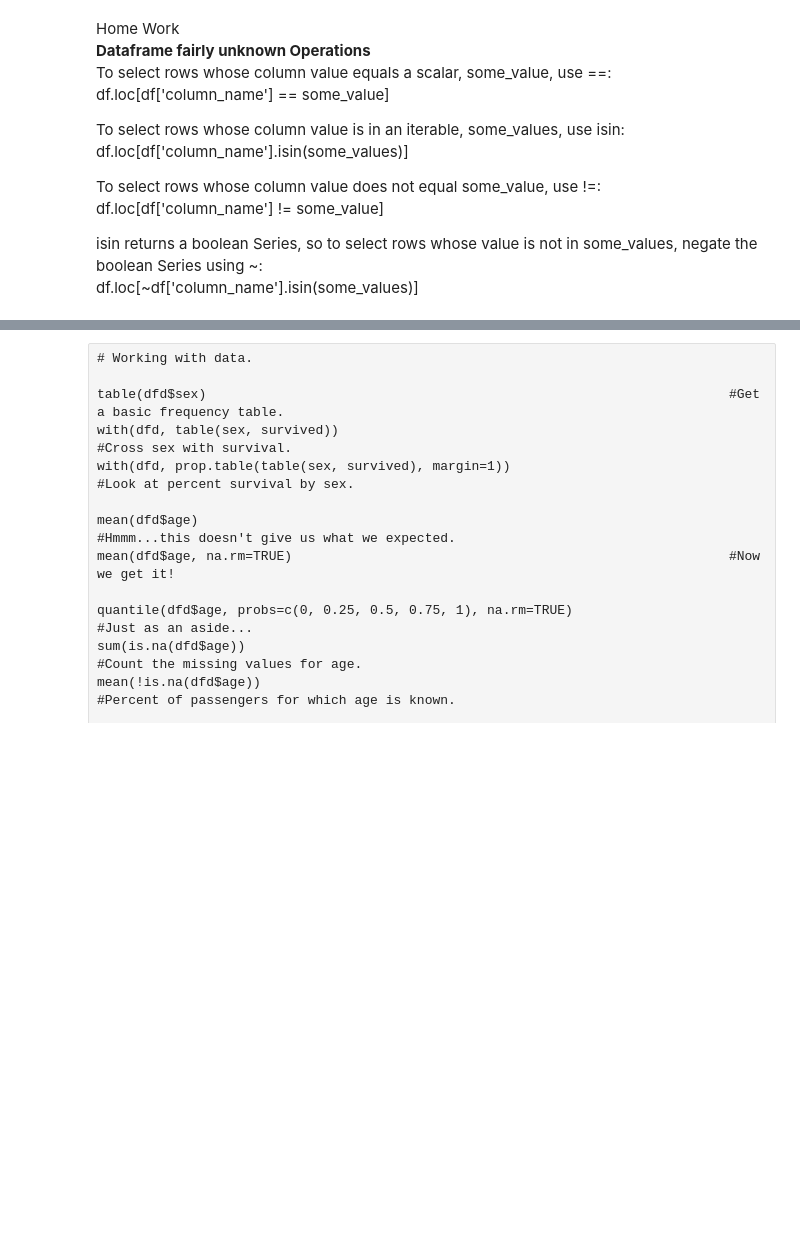
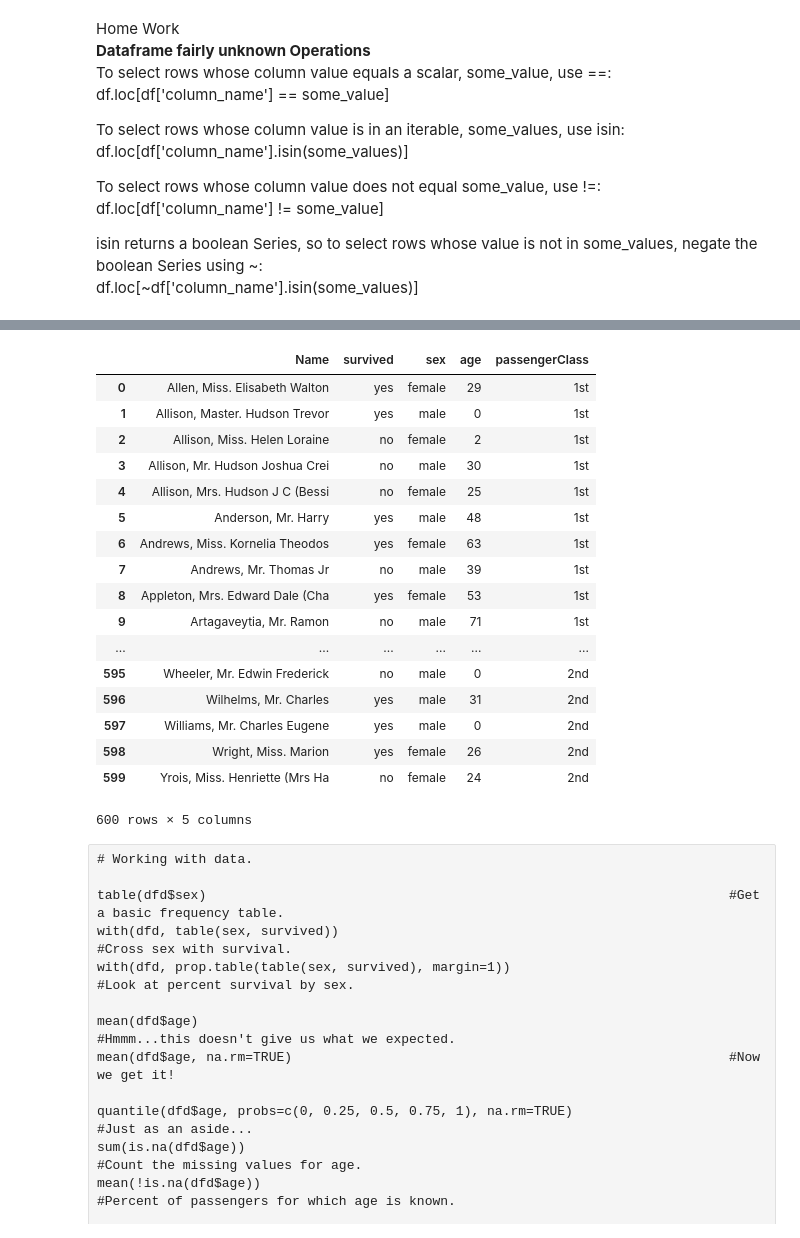
Before and after one commit to taposh/2017_python_teaching, a Jupyter notebook: section1_2_modeling_basics.ipynb, the cells around one changed output, grey strips where cells are left out. Drawn from its saved outputs; the diff is of its cells as text; code cells hidden in the pictures; blank space fills up the shorter version.

```diff
--- a/section1_2_modeling_basics.ipynb
+++ b/section1_2_modeling_basics.ipynb
@@ -531,6 +711,25 @@ dfd.loc[(dfd['sex'] == "male") & (dfd['survived'] == "yes")]
 # %%
 #To select rows whose column value is in an iterable, some_values, use isin:
-dfd.loc[dfd['passengerClass'].isin(['1st','2nd'])]
+dfd[dfd['passengerClass'].isin(['1st','2nd'])]
+# %% [output]
+|  | Name | survived | sex | age | passengerClass |
+| 0 | Allen, Miss. Elisabeth Walton | yes | female | 29 | 1st |
+| 1 | Allison, Master. Hudson Trevor | yes | male | 0 | 1st |
+| 2 | Allison, Miss. Helen Loraine | no | female | 2 | 1st |
+| 3 | Allison, Mr. Hudson Joshua Crei | no | male | 30 | 1st |
+| 4 | Allison, Mrs. Hudson J C (Bessi | no | female | 25 | 1st |
+| 5 | Anderson, Mr. Harry | yes | male | 48 | 1st |
+| 6 | Andrews, Miss. Kornelia Theodos | yes | female | 63 | 1st |
+| 7 | Andrews, Mr. Thomas Jr | no | male | 39 | 1st |
+| 8 | Appleton, Mrs. Edward Dale (Cha | yes | female | 53 | 1st |
+| 9 | Artagaveytia, Mr. Ramon | no | male | 71 | 1st |
+| ... | ... | ... | ... | ... | ... |
+| 595 | Wheeler, Mr. Edwin Frederick | no | male | 0 | 2nd |
+| 596 | Wilhelms, Mr. Charles | yes | male | 31 | 2nd |
+| 597 | Williams, Mr. Charles Eugene | yes | male | 0 | 2nd |
+| 598 | Wright, Miss. Marion | yes | female | 26 | 2nd |
+| 599 | Yrois, Miss. Henriette (Mrs Ha | no | female | 24 | 2nd |
+600 rows × 5 columns
 # %% [raw]
 # Working with data.
 
```
Also changed, not shown: parts of 23 cells of this notebook.
